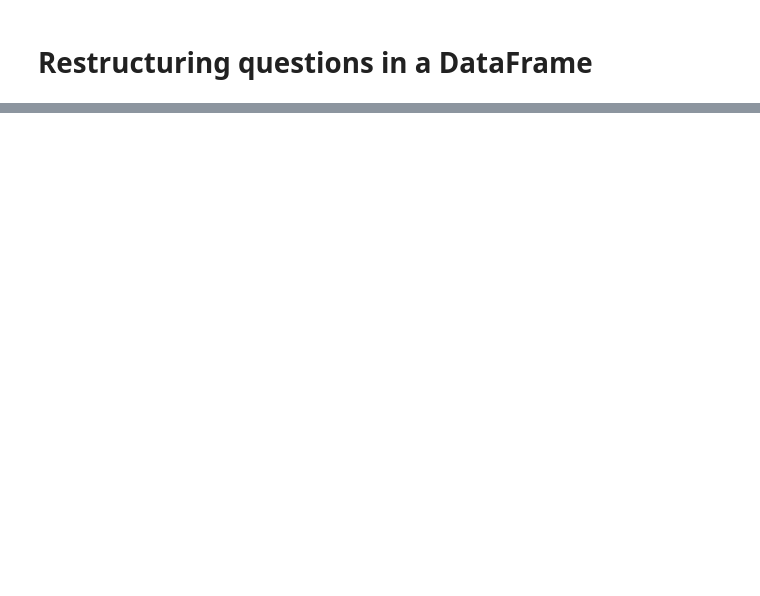
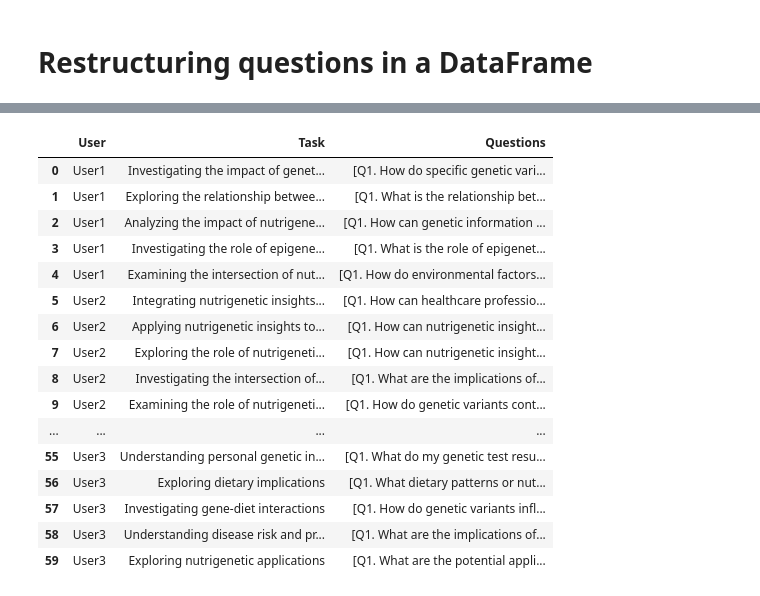
Before and after one commit to johndef64/nutrig-graphrag, a Jupyter notebook: biomedical/question_generation/question_generation_aibio.ipynb, the cells around one changed output, grey strips where cells are left out. Drawn from its saved outputs; the diff is of its cells as text; code cells hidden in the pictures; blank space fills up the shorter version.

```diff
--- a/biomedical/question_generation/question_generation_aibio.ipynb
+++ b/biomedical/question_generation/question_generation_aibio.ipynb
@@ -593,0 +1423,21 @@ df
+# %%
+dd = pd.read_pickle(f'questions_cache_gemma2_all-mpnet-base-v2.pkl')
+dd
+# %% [output]
+|  | User | Task | Questions |
+| 0 | User1 | Investigating the impact of genet... | [Q1. How do specific genetic vari... |
+| 1 | User1 | Exploring the relationship betwee... | [Q1. What is the relationship bet... |
+| 2 | User1 | Analyzing the impact of nutrigene... | [Q1. How can genetic information ... |
+| 3 | User1 | Investigating the role of epigene... | [Q1. What is the role of epigenet... |
+| 4 | User1 | Examining the intersection of nut... | [Q1. How do environmental factors... |
+| 5 | User2 | Integrating nutrigenetic insights... | [Q1. How can healthcare professio... |
+| 6 | User2 | Applying nutrigenetic insights to... | [Q1. How can nutrigenetic insight... |
+| 7 | User2 | Exploring the role of nutrigeneti... | [Q1. How can nutrigenetic insight... |
+| 8 | User2 | Investigating the intersection of... | [Q1. What are the implications of... |
+| 9 | User2 | Examining the role of nutrigeneti... | [Q1. How do genetic variants cont... |
+| ... | ... | ... | ... |
+| 55 | User3 | Understanding personal genetic in... | [Q1. What do my genetic test resu... |
+| 56 | User3 | Exploring dietary implications | [Q1. What dietary patterns or nut... |
+| 57 | User3 | Investigating gene-diet interactions | [Q1. How do genetic variants infl... |
+| 58 | User3 | Understanding disease risk and pr... | [Q1. What are the implications of... |
+| 59 | User3 | Exploring nutrigenetic applications | [Q1. What are the potential appli... |
```
Also changed, not shown: parts of 24 cells of this notebook, 6 other files.
